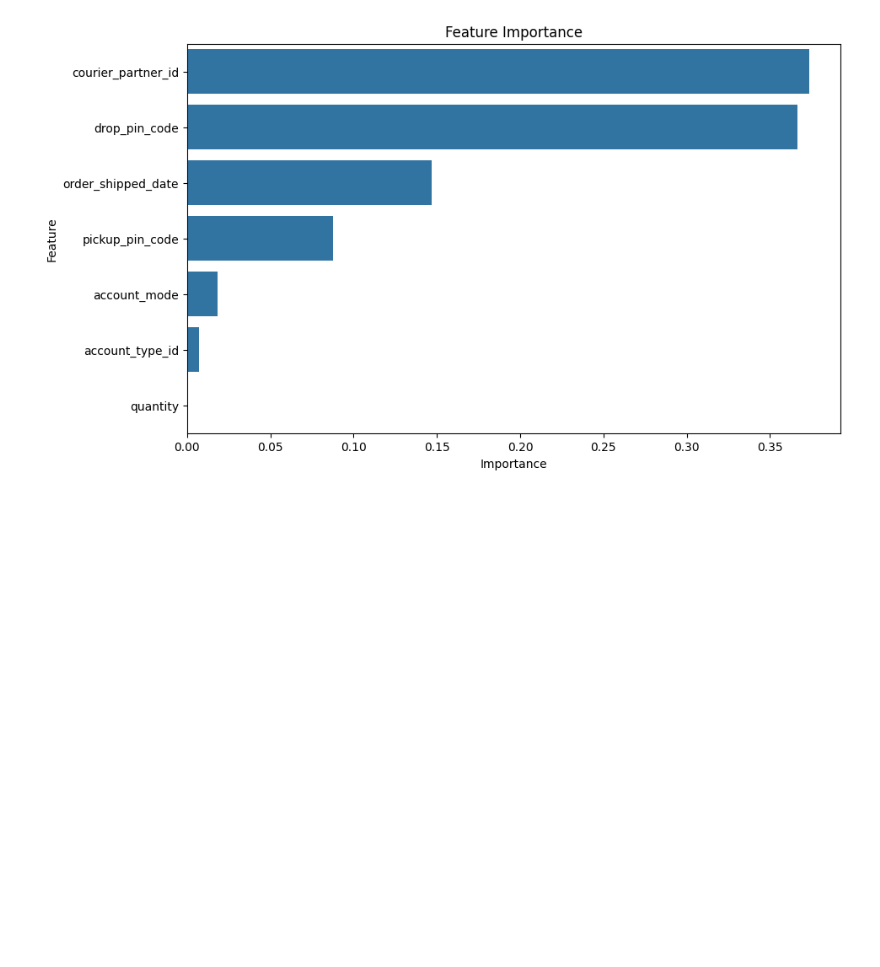
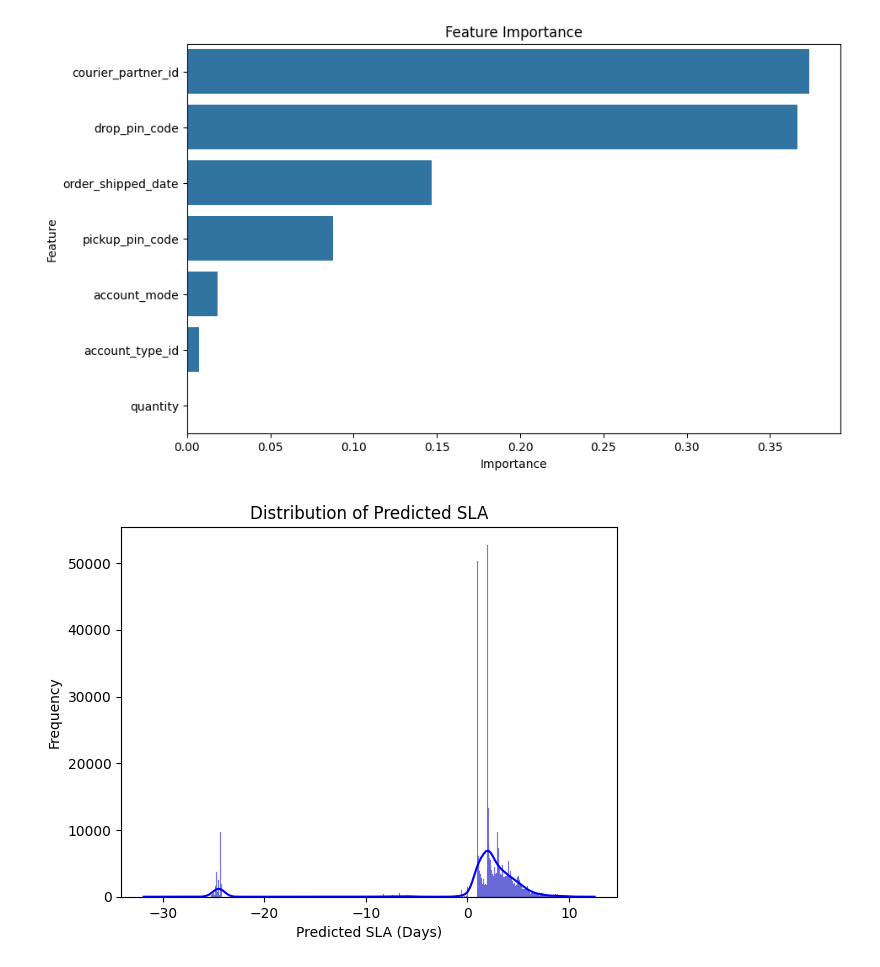
Before and after one commit to themihirmathur/Mihir-ClickPost-Data-Science-Intern-Round-1-Assignment-Submission, a Jupyter notebook: submission.ipynb, the cells around one changed output. Saved outputs shown, nothing was run; the diff lists cells and outputs as text; code cells hidden in the pictures; blank space fills up the shorter version.

```diff
--- a/submission.ipynb
+++ b/submission.ipynb
@@ -244,3 +238,18 @@ plt.title('Feature Importance')
 plt.show()
 # %% [output]
 [figure]
+# %%
+import seaborn as sns
+
+# Load submission.csv
+predictions = pd.read_csv('submission.csv')
+
+# Plot SLA distribution
+sns.histplot(predictions['predicted_exact_sla'], kde=True, color='blue')
+plt.title('Distribution of Predicted SLA')
+plt.xlabel('Predicted SLA (Days)')
+plt.ylabel('Frequency')
+plt.savefig('sla_distribution.png')
+plt.show()
+# %% [output]
+[figure, added]
```
Also changed, not shown: parts of 6 cells of this notebook, 2 other files.
